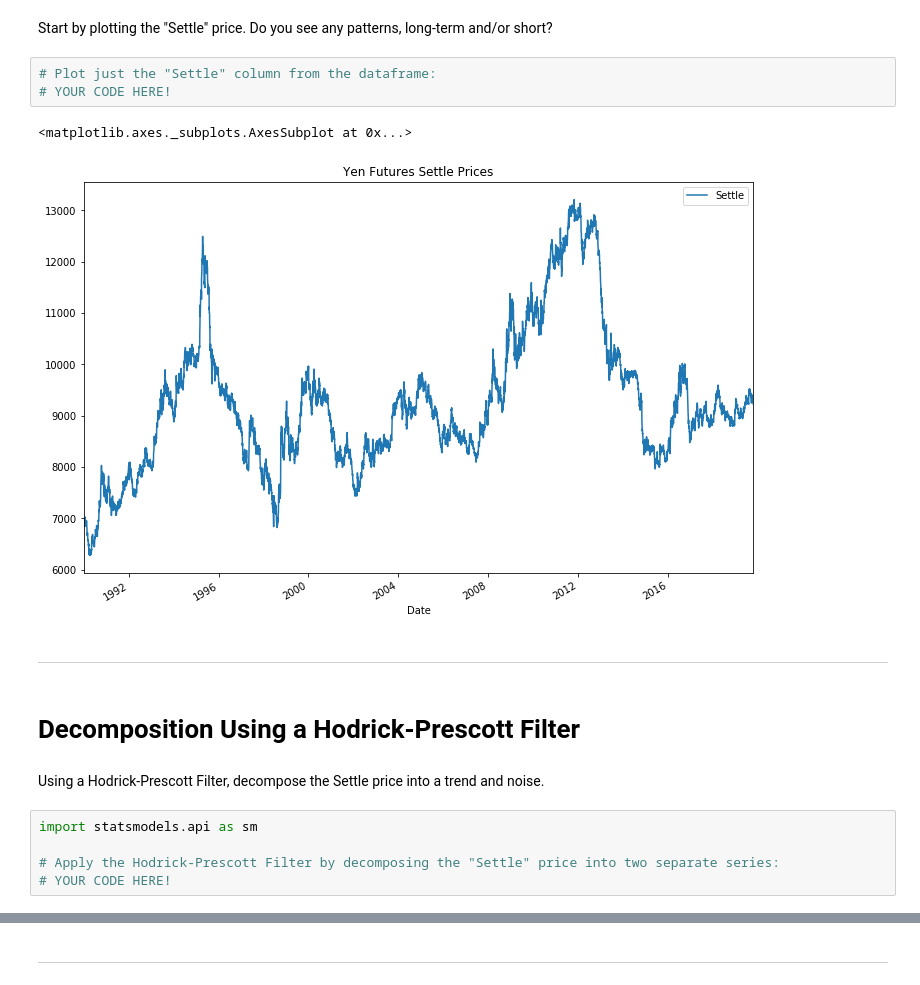
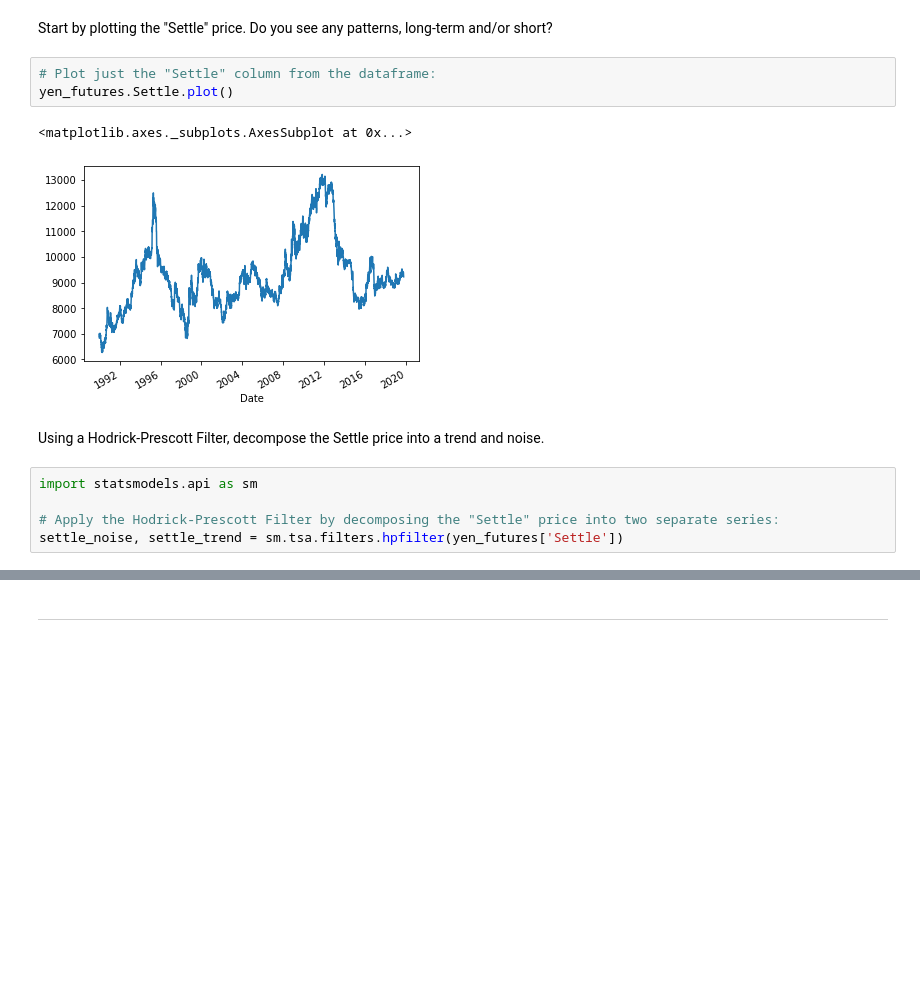
Before and after one commit to campbell8081/Unit10-TimeSeriesHW, a Jupyter notebook: time_series_analysis.ipynb, the cells around one changed output, grey strips where cells are left out. Saved outputs shown, nothing was run; the diff lists cells and outputs as text; blank space fills up the shorter version.

```diff
--- a/time_series_analysis.ipynb
+++ b/time_series_analysis.ipynb
@@ -37,21 +37,17 @@ yen_futures.head()
  Start by plotting the "Settle" price. Do you see any patterns, long-term and/or short?
 # %%
 # Plot just the "Settle" column from the dataframe:
-# YOUR CODE HERE!
+yen_futures.Settle.plot()
 # %% [output]
 <matplotlib.axes._subplots.AxesSubplot at 0x...>
-[figure, old version]
+[figure, new version]
-# %% [markdown]
----
-# %% [markdown]
-# Decomposition Using a Hodrick-Prescott Filter
 # %% [markdown]
  Using a Hodrick-Prescott Filter, decompose the Settle price into a trend and noise.
 # %%
 import statsmodels.api as sm
 
 # Apply the Hodrick-Prescott Filter by decomposing the "Settle" price into two separate series:
-# YOUR CODE HERE!
+settle_noise, settle_trend = sm.tsa.filters.hpfilter(yen_futures['Settle'])
 # %%
 # Create a dataframe of just the settle price, and add columns for "noise" and "trend" series from above:
 # YOUR CODE HERE!
```
Also changed, not shown: parts of 6 cells of this notebook.
